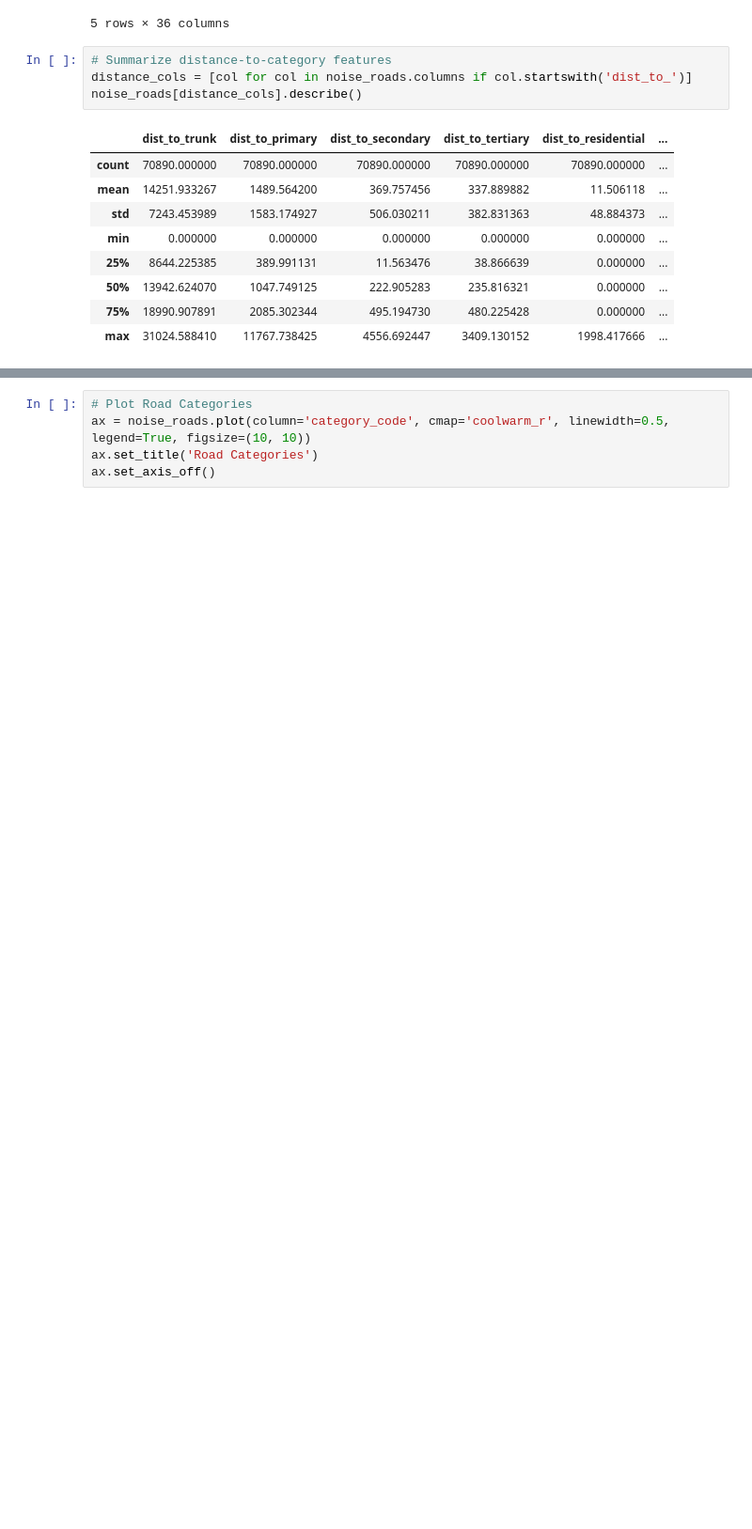
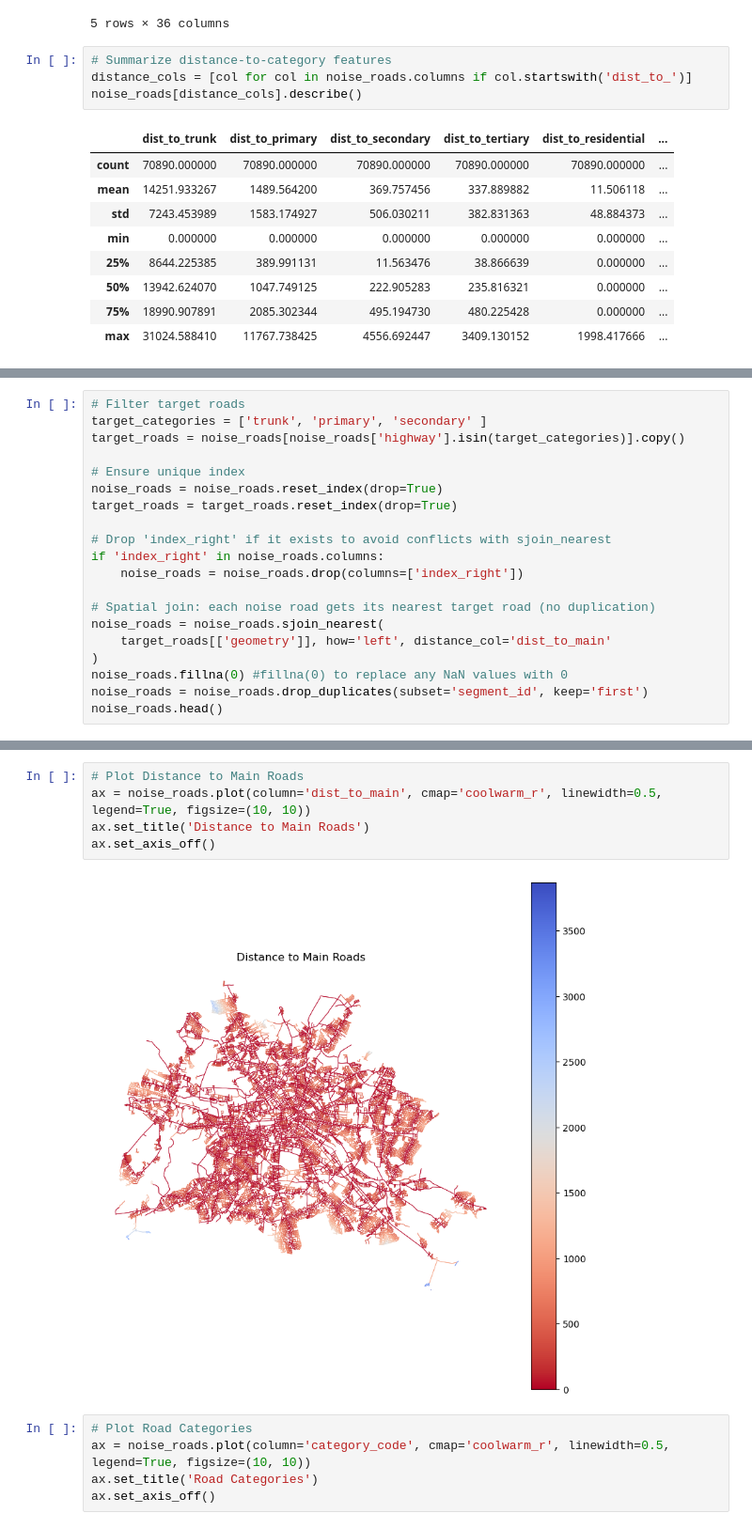
Before and after one commit to AndreaCutroni/ML-Noise-Prediction, a Jupyter notebook: deployment/Berlin/notebooks/BER_OSM_roads_noise_class.ipynb, the cells around one changed output, grey strips where cells are left out. Shown at 94% size. Saved outputs shown, nothing was run; the diff lists cells and outputs as text; blank space fills up the shorter version.

Commit message:
added distance from main roads

```diff
--- a/deployment/Berlin/notebooks/BER_OSM_roads_noise_class.ipynb
+++ b/deployment/Berlin/notebooks/BER_OSM_roads_noise_class.ipynb
@@ -372,0 +375,20 @@ noise_roads[distance_cols].describe()
+# %%
+# Filter target roads
+target_categories = ['trunk', 'primary', 'secondary' ]
+target_roads = noise_roads[noise_roads['highway'].isin(target_categories)].copy()
+
+# Ensure unique index
+noise_roads = noise_roads.reset_index(drop=True)
+target_roads = target_roads.reset_index(drop=True)
+
+# Drop 'index_right' if it exists to avoid conflicts with sjoin_nearest
+if 'index_right' in noise_roads.columns:
+    noise_roads = noise_roads.drop(columns=['index_right'])
+
+# Spatial join: each noise road gets its nearest target road (no duplication)
+noise_roads = noise_roads.sjoin_nearest(
+    target_roads[['geometry']], how='left', distance_col='dist_to_main'
+)
+noise_roads.fillna(0) #fillna(0) to replace any NaN values with 0
+noise_roads = noise_roads.drop_duplicates(subset='segment_id', keep='first')
+noise_roads.head()
@@ -373,3 +403,10 @@ noise_roads[distance_cols].describe()
+# %%
+# Plot Distance to Main Roads
+ax = noise_roads.plot(column='dist_to_main', cmap='coolwarm_r', linewidth=0.5, legend=True, figsize=(10, 10))
+ax.set_title('Distance to Main Roads')
+ax.set_axis_off()
+# %% [output]
+[figure, added]
 # %%
 # Plot Road Categories
 ax = noise_roads.plot(column='category_code', cmap='coolwarm_r', linewidth=0.5, legend=True, figsize=(10, 10))
```
Also changed, not shown: parts of 4 cells of this notebook.
